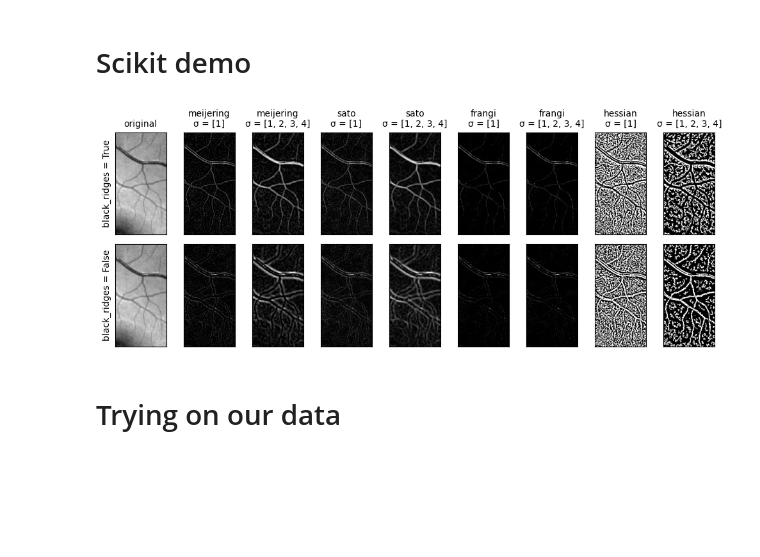
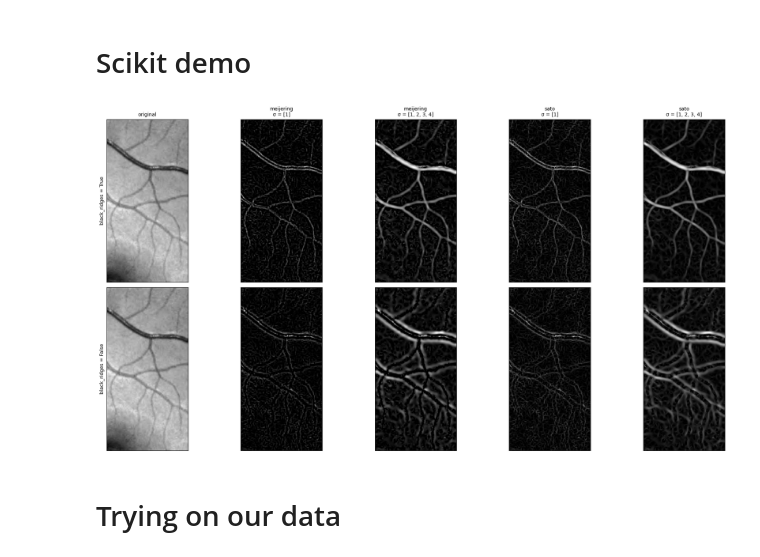
Before and after one commit to BrPetrus/DP-WIP, a Jupyter notebook: test-skimage-vesselness/main.ipynb, the cells around one changed output. Cells and saved outputs as stored; diff of their text form; code cells hidden in the pictures; blank space fills up the shorter version.

```diff
--- a/test-skimage-vesselness/main.ipynb
+++ b/test-skimage-vesselness/main.ipynb
@@ -19,39 +19,39 @@ def original(image, **kwargs):
 
 image = color.rgb2gray(data.retina())[300:700, 700:900]
 cmap = plt.cm.gray
 
 plt.rcParams["axes.titlesize"] = "medium"
-axes = plt.figure(figsize=(10, 4)).subplots(2, 9)
+axes = plt.figure(figsize=(20, 10)).subplots(2, 5)
 for i, black_ridges in enumerate([True, False]):
     for j, (func, sigmas) in enumerate(
         [
             (original, None),
             (meijering, [1]),
             (meijering, range(1, 5)),
             (sato, [1]),
             (sato, range(1, 5)),
-            (frangi, [1]),
-            (frangi, range(1, 5)),
-            (hessian, [1]),
-            (hessian, range(1, 5)),
+            #(frangi, [1]),
+            #(frangi, range(1, 5)),
+            #(hessian, [1]),
+            #(hessian, range(1, 5)),
         ]
     ):
         result = func(image, black_ridges=black_ridges, sigmas=sigmas)
         axes[i, j].imshow(result, cmap=cmap)
         if i == 0:
             title = func.__name__
             if sigmas:
                 title += f"\n\N{GREEK SMALL LETTER SIGMA} = {list(sigmas)}"
             axes[i, j].set_title(title)
         if j == 0:
             axes[i, j].set_ylabel(f'{black_ridges = }')
         axes[i, j].set_xticks([])
         axes[i, j].set_yticks([])
 
 plt.tight_layout()
 plt.show()
 # %% [output]
-[figure, old version]
+[figure, new version]
 # %% [markdown]
 # Trying on our data
 # %%
```
Also changed, not shown: parts of 3 cells of this notebook, 2 other files.
